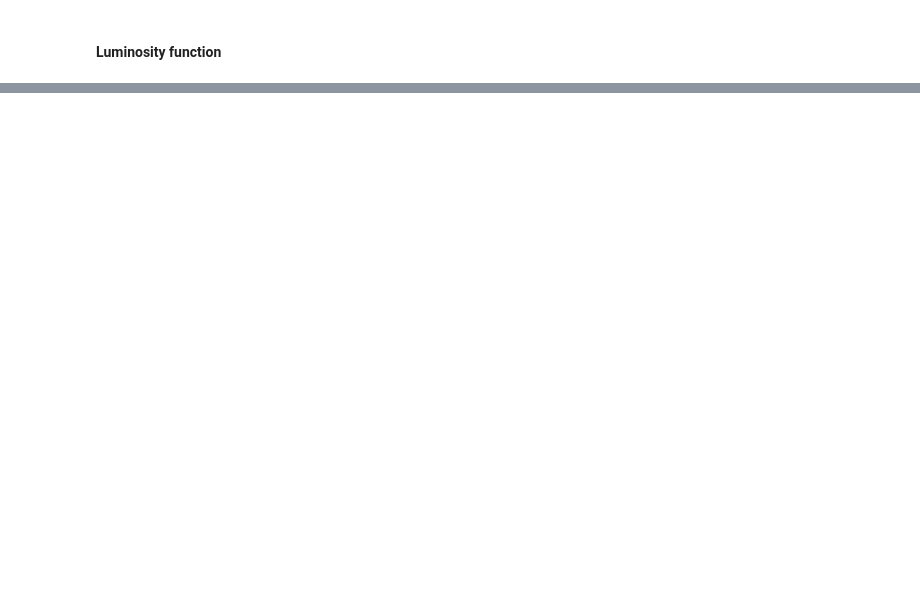
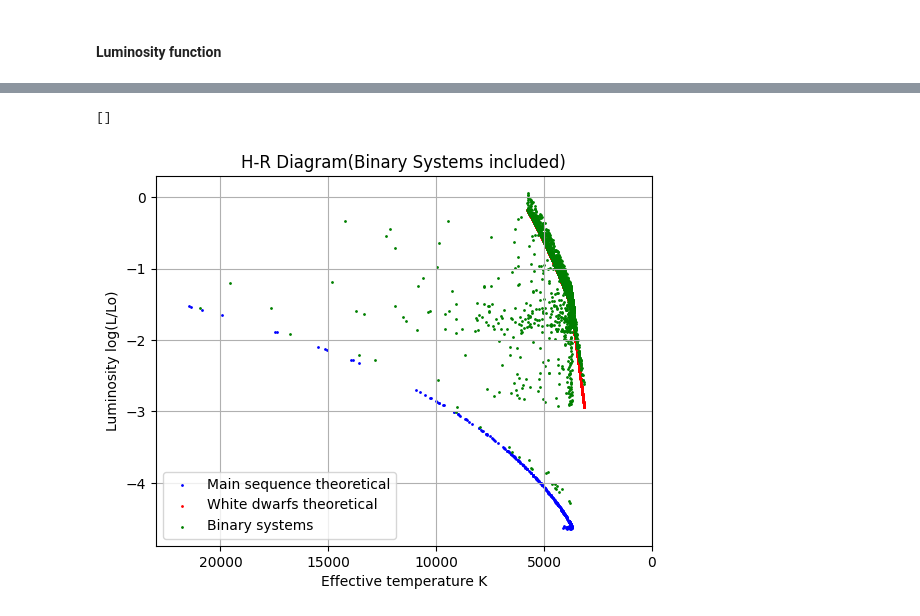
Before and after one commit to juanpabloidarraga/Computational-Astrophysics-Repository, a Jupyter notebook: Computational_Astro/Programs/Project 1. Population Synthesis.ipynb, the cells around one changed output, grey strips where cells are left out. Drawn from its saved outputs; the diff is of its cells as text; code cells hidden in the pictures; blank space fills up the shorter version.

```diff
--- a/Computational_Astro/Programs/Project 1. Population Synthesis.ipynb
+++ b/Computational_Astro/Programs/Project 1. Population Synthesis.ipynb
@@ -338,0 +427,30 @@ plt.hist(L_total, bins=100, range=(0,0.05))
+# %%
+# Graficar con sistemas binarios
+fig, ax = plt.subplots()
+
+ax.set_title('H-R Diagram(Binary Systems included)')
+ax.set_ylabel("Luminosity log(L/Lo)")
+ax.grid()
+
+
+
+ax.set_xlabel("Effective temperature K")
+ax.invert_xaxis()
+ax.set_xlim(23000 , 0)
+
+log_L_ms = np.log10(L_ms)
+log_L_wd = np.log10(L_wd)
+log_L_bs = np.log10(L_bs)
+
+#ax.scatter(real_T_ms , real_log_L_ms, s=1)
+#ax.scatter(real_T_wd, real_log_L_wd, s=1)
+ax.scatter(T_wd, log_L_wd, s=1, color='blue', label="Main sequence theoretical")
+ax.scatter(T_ms , log_L_ms, s=1, color='red', label="White dwarfs theoretical")
+ax.scatter(T_bs, log_L_bs, s=1, color='green', label="Binary systems")
+
+plt.legend()
+
+ax.plot()
+# %% [output]
+[]
+[figure, added]
```
Also changed, not shown: parts of 12 cells of this notebook, 4 other files.
